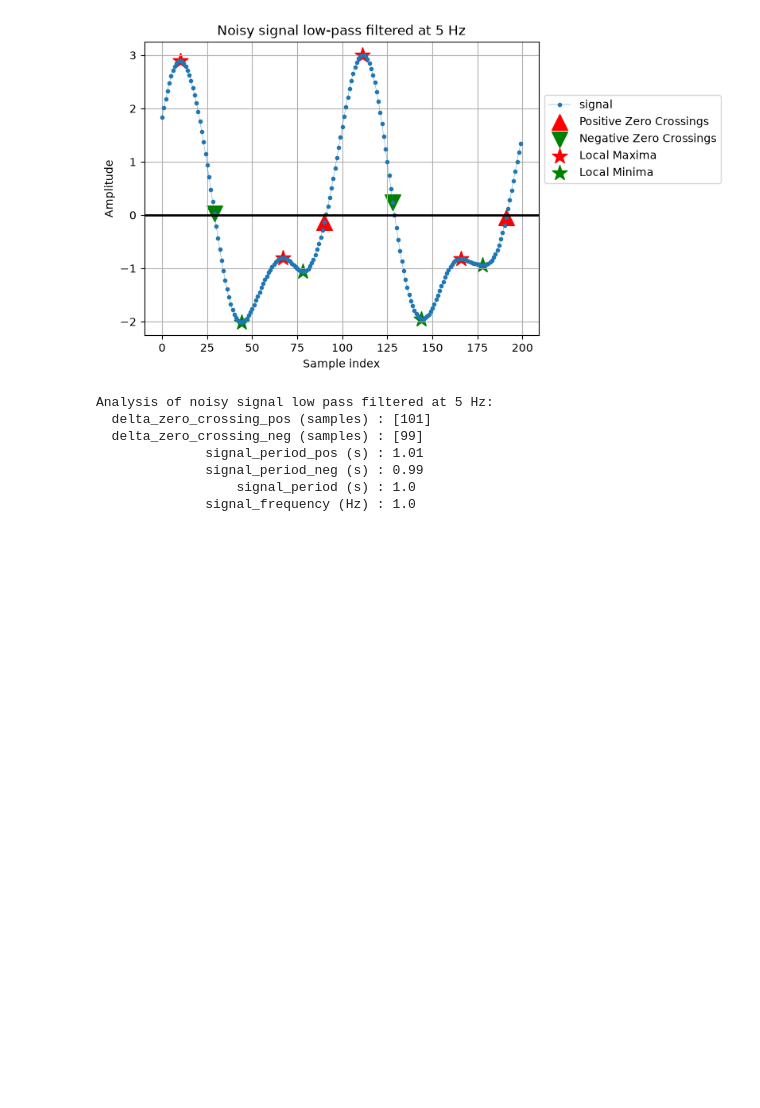
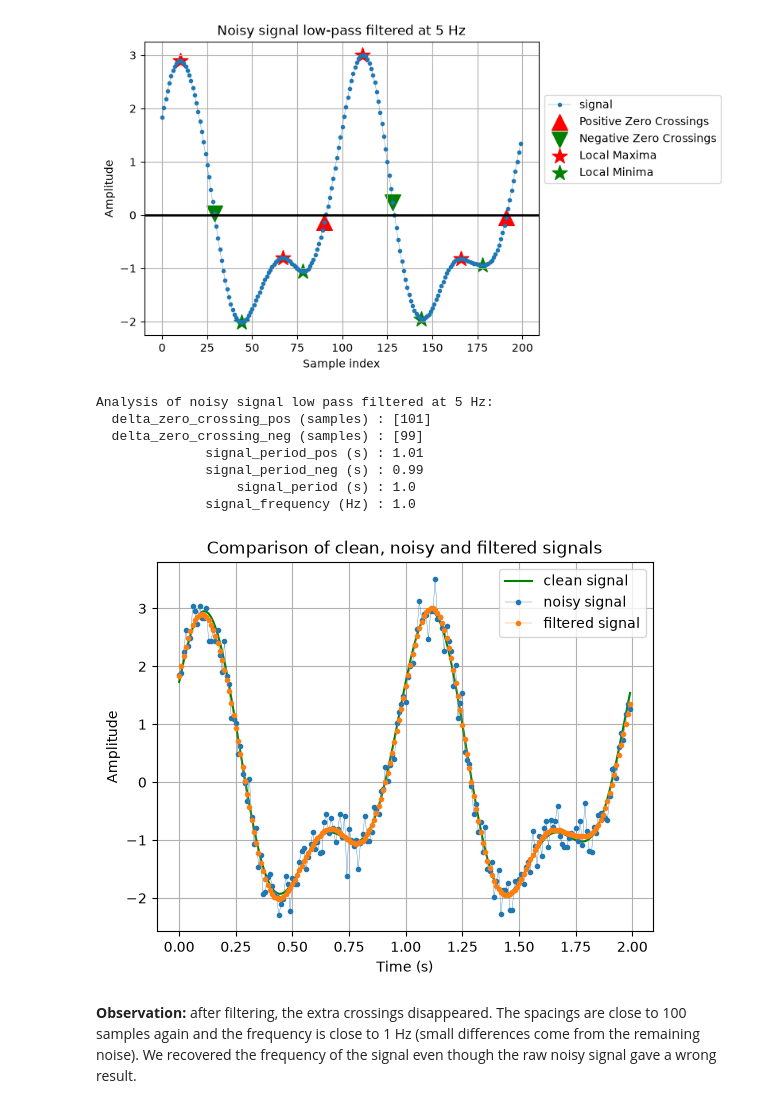
Before and after one commit to ChloeGil-student/Python-Series03, a Jupyter notebook: Python-Series03.ipynb, the cells around one changed output. Drawn from its saved outputs; the diff is of its cells as text; code cells hidden in the pictures; blank space fills up the shorter version.

Commit message:
Add signal comparison plot after filtering
Adds a new notebook code cell to plot clean, noisy, and low-pass filtered signals together, plus a markdown observation noting that filtering removes extra zero-crossings and restores an accurate 1 Hz frequency estimate.

```diff
--- a/Python-Series03.ipynb
+++ b/Python-Series03.ipynb
@@ -446,3 +446,19 @@ Analysis of noisy signal low pass filtered at 5 Hz:
               signal_period_neg (s) : 0.99
                   signal_period (s) : 1.0
               signal_frequency (Hz) : 1.0
+# %%
+# Plot the clean, noisy and filtered signals together for comparison
+
+plt.figure()
+plt.plot(t, s3, color='green', linewidth=1.5, label='clean signal')
+plt.plot(t, s_noisy, '.-', linewidth=0.25, label='noisy signal')
+plt.plot(t, s_filtered, '.-', linewidth=0.25, label='filtered signal')
+plt.title('Comparison of clean, noisy and filtered signals')
+plt.xlabel('Time (s)')
+plt.ylabel('Amplitude')
+plt.legend()
+plt.grid(True)
+# %% [output]
+[figure, added]
+# %% [markdown]
+**Observation:** after filtering, the extra crossings disappeared. The spacings are close to 100 samples again and the frequency is close to 1 Hz (small differences come from the remaining noise). We recovered the frequency of the signal even though the raw noisy signal gave a wrong result.
```
